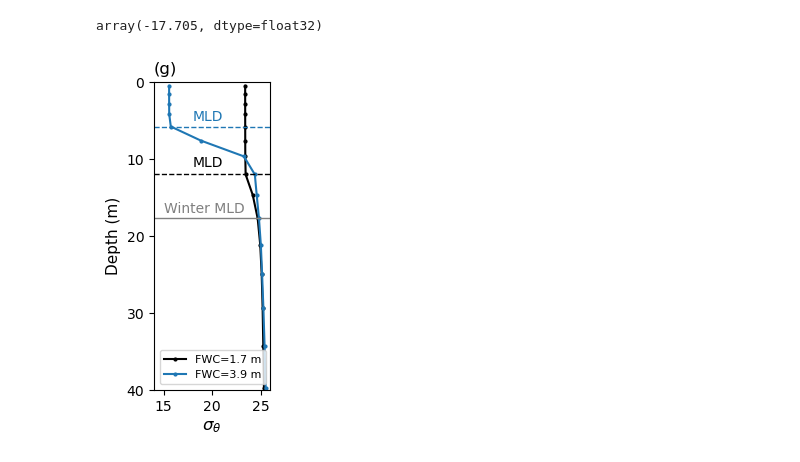
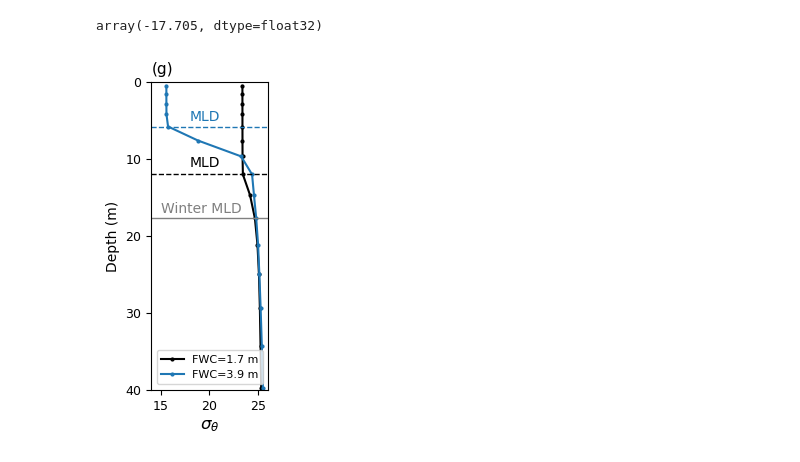
Before and after one commit to mjzahn/SASSIE_ECCO_salinity_stratification, a Jupyter notebook: notebooks/stratification_analyses/manuscript_figs/plot_vertical_profiles.ipynb, the cells around one changed output. Cells and saved outputs as stored; diff of their text form; code cells hidden in the pictures.

Commit message:
changed font size

```diff
--- a/notebooks/stratification_analyses/manuscript_figs/plot_vertical_profiles.ipynb
+++ b/notebooks/stratification_analyses/manuscript_figs/plot_vertical_profiles.ipynb
@@ -114,36 +114,36 @@ sigma.isel(k=9).Z.values
 # %% [output]
 array(-17.705, dtype=float32)
 # %%
-plt.rcParams['font.size'] = 10
+plt.rcParams['font.size'] = 9
 
 fig, ax = plt.subplots(1,1,figsize=[1.5,4])
 
 sigma.sel(time='2015-10-01',i=660,j=130).plot(ax=ax, y='Z',marker='o',color='k',markersize=2,label='FWC=1.7 m');
 sigma.sel(time='2015-10-01',i=560,j=200).plot(ax=ax, y='Z',marker='o',color='tab:blue',markersize=2,label='FWC=3.9 m');
 
 # surface MLD
 ax.axhline(y=mld_da.sel(time='2015-10-01',i=660,j=130).values*-1,linestyle='dashed',color='k',linewidth=1)
 ax.axhline(y=mld_da.sel(time='2015-10-01',i=560,j=200).values*-1,linestyle='dashed',color='tab:blue',linewidth=1)
 
 # winter MLD
 ax.axhline(y=sigma.isel(k=9).Z.values,color='gray',linewidth=1)
 
 # add text
 ax.text(18,5,'MLD',size=10,color='tab:blue')
 ax.text(18,11,'MLD',size=10,color='k')
 ax.text(15,17,'Winter MLD',size=10,color='gray')
 ax.set_title("")
-ax.set_title('(g)',loc='left',size=12)
+ax.set_title('(g)',loc='left',size=11)
 
 ax.set_yticks([0,10,20,30,40])
 
 ax.legend(fontsize=8)
-ax.set_ylabel("Depth (m)",size=11)
+ax.set_ylabel("Depth (m)",size=10)
 ax.set_xlabel(r"$\sigma_{\theta}$",size=12)
 ax.set_ylim(40,0)
 ax.set_xlim(14,26);
 
 fig.savefig('/home/jpluser/git_repos/SASSIE_ECCO_salinity_stratification/figures/ex_profiles.png', \
             dpi=300, bbox_inches='tight')
 # %% [output]
-[figure, old version]
+[figure, new version]
```
Also changed, not shown: 1 other file.
